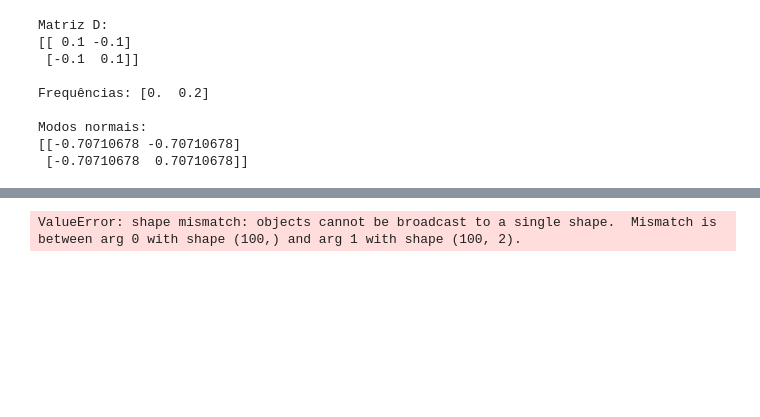
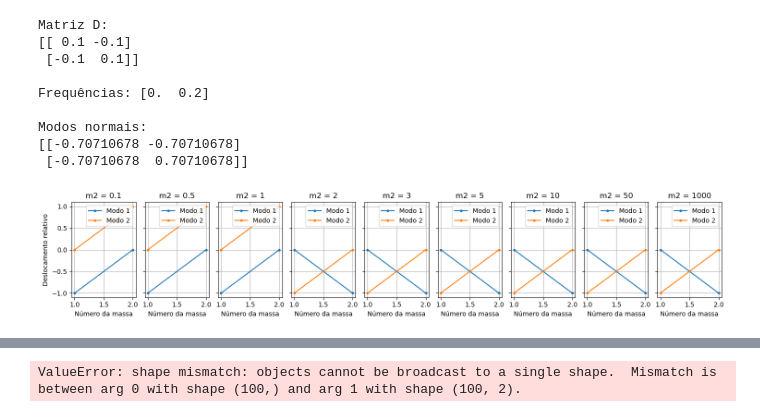
Before and after one commit to aragaoiberis/atv4, a Jupyter notebook: atv4.ipynb, the cells around one changed output, grey strips where cells are left out. Saved outputs shown, nothing was run; the diff lists cells and outputs as text; code cells hidden in the pictures; blank space fills up the shorter version.

```diff
--- a/atv4.ipynb
+++ b/atv4.ipynb
@@ -90,0 +102,22 @@ def var_m1(m1, m2, k):
+# %%
+k, m1 = 0.1, 1
+m2_var = [0.1, 0.5, 1, 2, 3, 5, 10, 50, 1000]
+
+fig, axs = plt.subplots(1, len(m2_var), figsize=(15, 3), sharey=True)
+for idx, m2 in enumerate(m2_var):
+    D2 = np.array([[k/m1, 0],
+                   [0, k/m2]])
+    valor, vetor = eigh(D2)
+    for i in range(vetor.shape[1]):
+        axs[idx].plot(range(1, vetor.shape[0]+1), vetor[:, i], '.-', label=f'Modo {i+1}')
+    axs[idx].set_title(f"m2 = {m2}")
+    axs[idx].set_xlabel('Número da massa')
+    axs[idx].grid(True)
+    if idx == 0:
+        axs[idx].set_ylabel('Deslocamento relativo')
+    axs[idx].legend()
+
+plt.tight_layout()
+plt.show()
+# %% [output]
+[figure, added]
```
Also changed, not shown: parts of 21 cells of this notebook.
